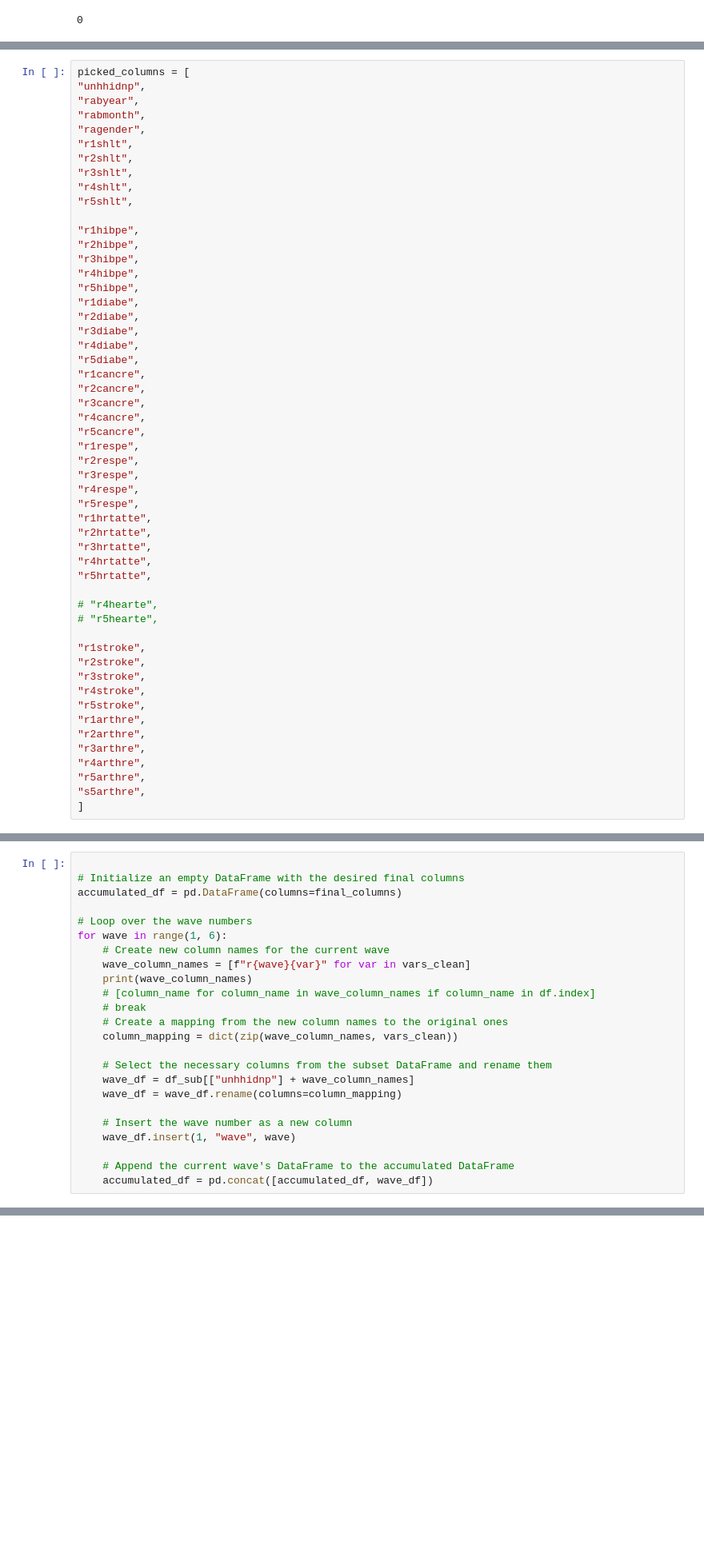
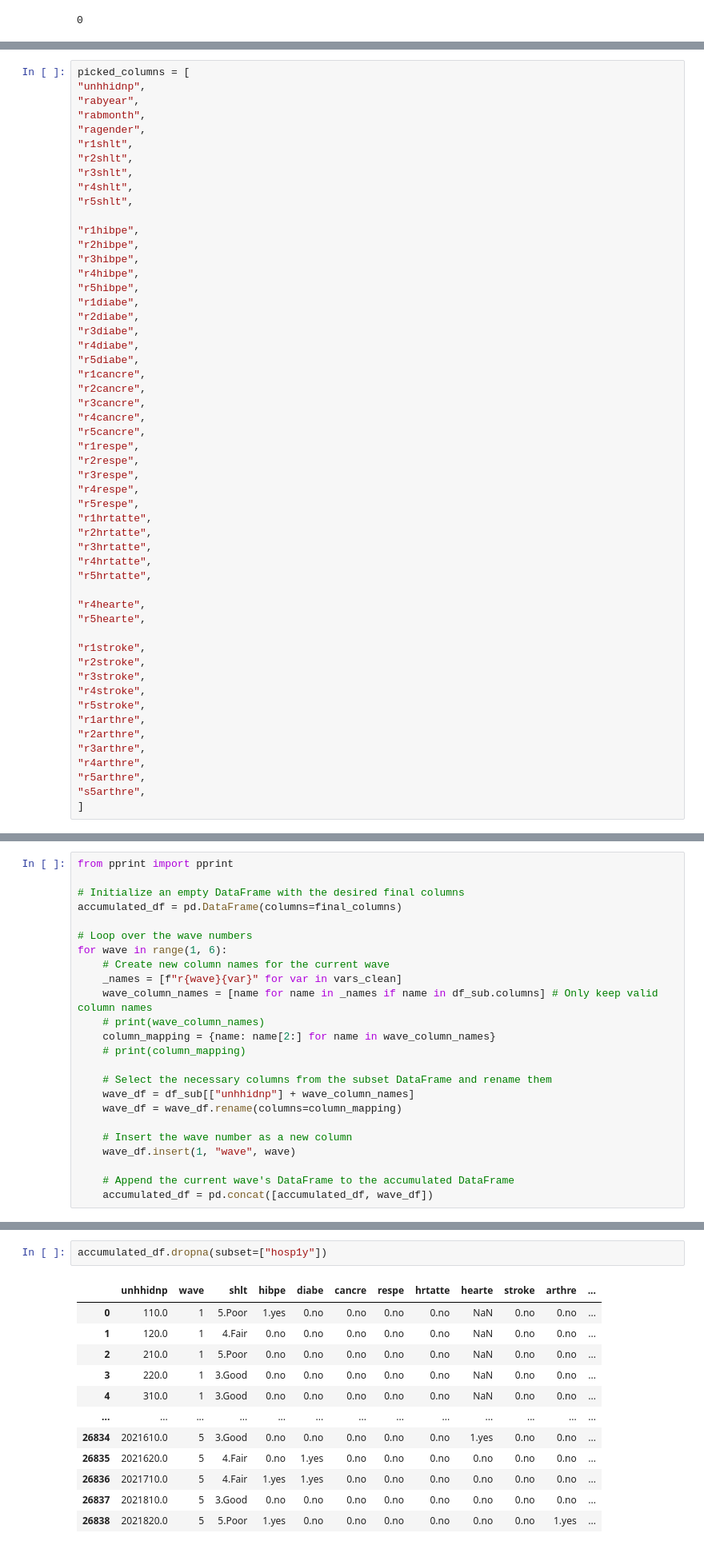
Before and after one commit to giraldiego/HPEP_project, a Jupyter notebook: EDA.ipynb, the cells around one changed output, grey strips where cells are left out. Shown at 80% size. Saved outputs shown, nothing was run; the diff lists cells and outputs as text; blank space fills up the shorter version.

```diff
--- a/EDA.ipynb
+++ b/EDA.ipynb
@@ -88,8 +88,8 @@ picked_columns = [
 "r4hrtatte",
 "r5hrtatte",
 
-# "r4hearte",
-# "r5hearte",
+"r4hearte",
+"r5hearte",
 
 "r1stroke",
 "r2stroke",
@@ -203,4 +196,5 @@ df_sub.head(5)
 # %%
+from pprint import pprint
 
 # Initialize an empty DataFrame with the desired final columns
 accumulated_df = pd.DataFrame(columns=final_columns)
@@ -208,12 +202,11 @@ accumulated_df = pd.DataFrame(columns=final_columns)
 # Loop over the wave numbers
 for wave in range(1, 6):
     # Create new column names for the current wave
-    wave_column_names = [f"r{wave}{var}" for var in vars_clean]
-    print(wave_column_names)
-    # [column_name for column_name in wave_column_names if column_name in df.index]
-    # break
-    # Create a mapping from the new column names to the original ones
-    column_mapping = dict(zip(wave_column_names, vars_clean))
+    _names = [f"r{wave}{var}" for var in vars_clean]
+    wave_column_names = [name for name in _names if name in df_sub.columns] # Only keep valid column names
+    # print(wave_column_names)
+    column_mapping = {name: name[2:] for name in wave_column_names}
+    # print(column_mapping)
 
     # Select the necessary columns from the subset DataFrame and rename them
     wave_df = df_sub[["unhhidnp"] + wave_column_names]
@@ -252,0 +224,15 @@ accumulated_df.head(20)
+# %%
+accumulated_df.dropna(subset=["hosp1y"])
+# %% [output]
+|  | unhhidnp | wave | shlt | hibpe | diabe | cancre | respe | hrtatte | hearte | stroke | arthre | ... |
+| 0 | 110.0 | 1 | 5.Poor | 1.yes | 0.no | 0.no | 0.no | 0.no | NaN | 0.no | 0.no | ... |
+| 1 | 120.0 | 1 | 4.Fair | 0.no | 0.no | 0.no | 0.no | 0.no | NaN | 0.no | 0.no | ... |
+| 2 | 210.0 | 1 | 5.Poor | 0.no | 0.no | 0.no | 0.no | 0.no | NaN | 0.no | 0.no | ... |
+| 3 | 220.0 | 1 | 3.Good | 0.no | 0.no | 0.no | 0.no | 0.no | NaN | 0.no | 0.no | ... |
+| 4 | 310.0 | 1 | 3.Good | 0.no | 0.no | 0.no | 0.no | 0.no | NaN | 0.no | 0.no | ... |
+| ... | ... | ... | ... | ... | ... | ... | ... | ... | ... | ... | ... | ... |
+| 26834 | 2021610.0 | 5 | 3.Good | 0.no | 0.no | 0.no | 0.no | 0.no | 1.yes | 0.no | 0.no | ... |
+| 26835 | 2021620.0 | 5 | 4.Fair | 0.no | 1.yes | 0.no | 0.no | 0.no | 0.no | 0.no | 0.no | ... |
+| 26836 | 2021710.0 | 5 | 4.Fair | 1.yes | 1.yes | 0.no | 0.no | 0.no | 0.no | 0.no | 0.no | ... |
+| 26837 | 2021810.0 | 5 | 3.Good | 0.no | 0.no | 0.no | 0.no | 0.no | 0.no | 0.no | 0.no | ... |
+| 26838 | 2021820.0 | 5 | 5.Poor | 1.yes | 0.no | 0.no | 0.no | 0.no | 0.no | 0.no | 1.yes | ... |
```
Also changed, not shown: parts of 10 cells of this notebook.
